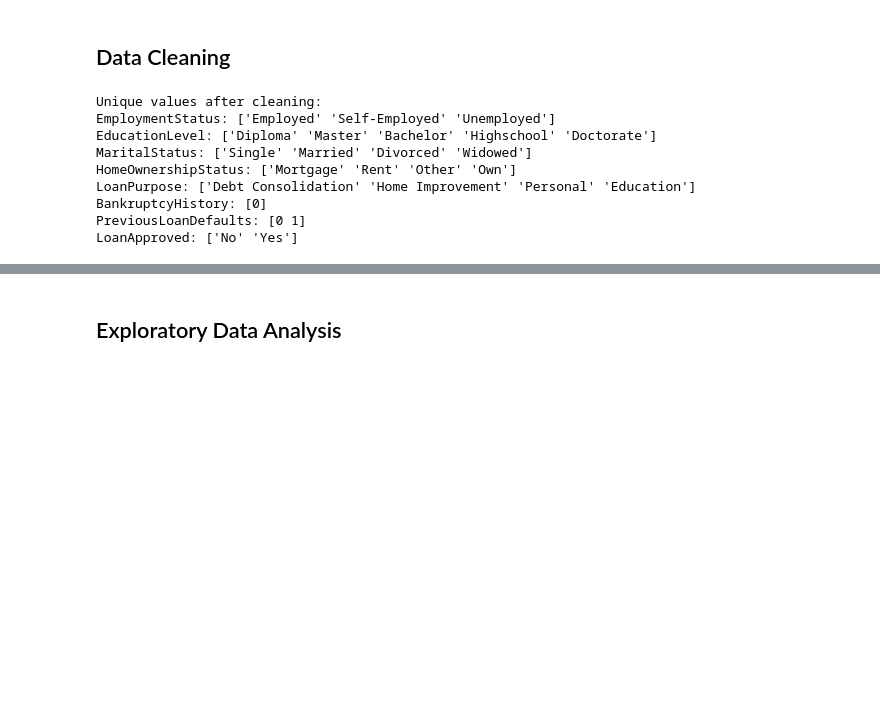
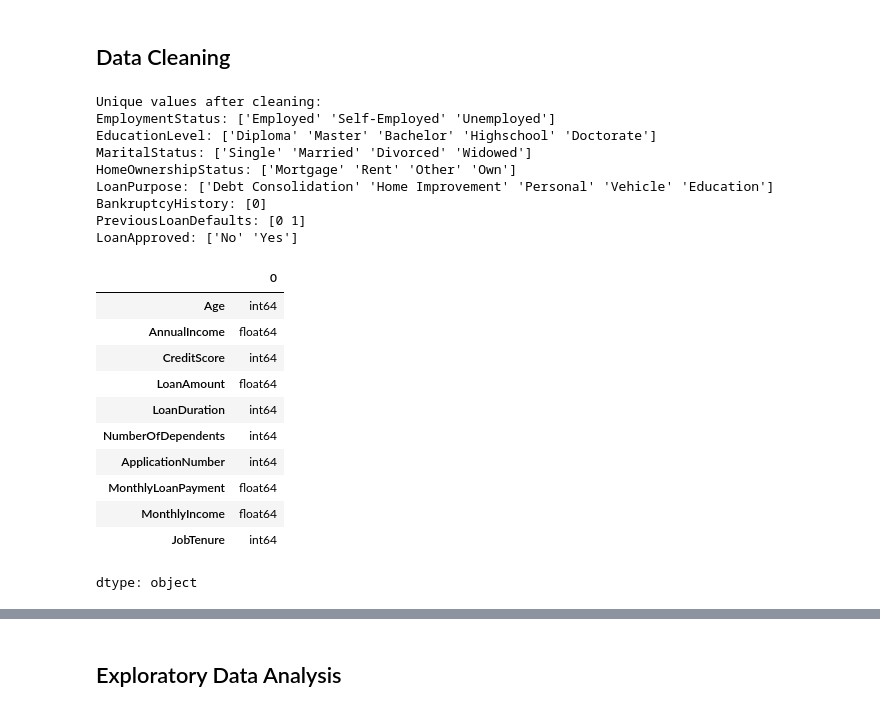
Before and after one commit to faridaikram/W2025, a Jupyter notebook: Classification_Mini_Project.ipynb, the cells around one changed output, grey strips where cells are left out. Drawn from its saved outputs; the diff is of its cells as text; code cells hidden in the pictures; blank space fills up the shorter version.

```diff
--- a/Classification_Mini_Project.ipynb
+++ b/Classification_Mini_Project.ipynb
@@ -155,15 +179,31 @@ df["LoanPurpose"] = df["LoanPurpose"].fillna(most_common_purpose)  # Fill NaN wi
 # %%
 #Displaying unique values after cleaning to make sure that everything matches dataset descriptiom
 print("\nUnique values after cleaning:")
 for col in categorical_columns:
     print(f"{col}: {df[col].unique()}")
+
+
+# Inspecting numerical data
+df[numerical_columns].dtypes
 # %% [output]
 Unique values after cleaning:
 EmploymentStatus: ['Employed' 'Self-Employed' 'Unemployed']
 EducationLevel: ['Diploma' 'Master' 'Bachelor' 'Highschool' 'Doctorate']
 MaritalStatus: ['Single' 'Married' 'Divorced' 'Widowed']
 HomeOwnershipStatus: ['Mortgage' 'Rent' 'Other' 'Own']
-LoanPurpose: ['Debt Consolidation' 'Home Improvement' 'Personal' 'Education']
+LoanPurpose: ['Debt Consolidation' 'Home Improvement' 'Personal' 'Vehicle' 'Education']
 BankruptcyHistory: [0]
 PreviousLoanDefaults: [0 1]
 LoanApproved: ['No' 'Yes']
+|  | 0 |
+| Age | int64 |
+| AnnualIncome | float64 |
+| CreditScore | int64 |
+| LoanAmount | float64 |
+| LoanDuration | int64 |
+| NumberOfDependents | int64 |
+| ApplicationNumber | int64 |
+| MonthlyLoanPayment | float64 |
+| MonthlyIncome | float64 |
+| JobTenure | int64 |
+dtype: object
```
Also changed, not shown: parts of 10 cells of this notebook.
